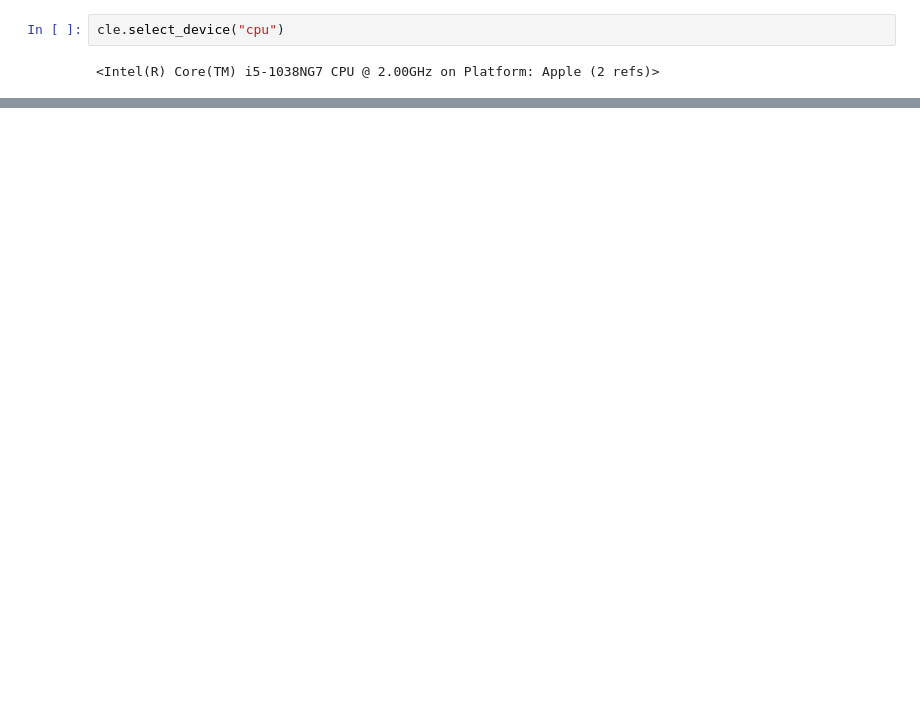
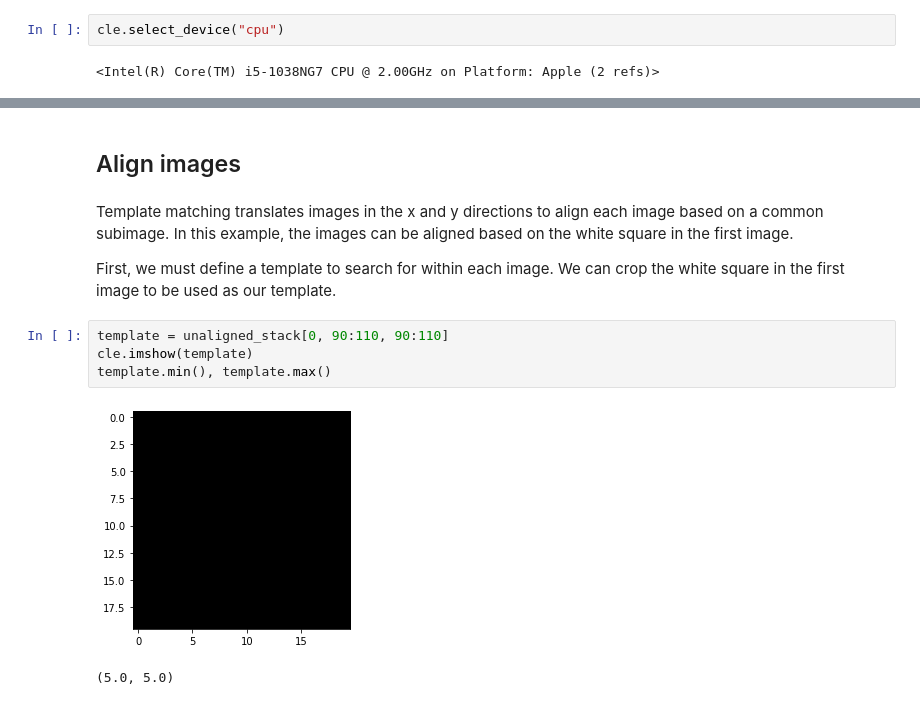
Before and after one commit to clEsperanto/pyclesperanto_prototype, a Jupyter notebook: demo/filter/template_matching.ipynb, the cells around one changed output, grey strips where cells are left out. Cells and saved outputs as stored; diff of their text form; blank space fills up the shorter version.

```diff
--- a/demo/filter/template_matching.ipynb
+++ b/demo/filter/template_matching.ipynb
@@ -83,0 +47,13 @@ viewer.add_image(slice2_downsample)
+# %% [markdown]
+## Align images
+# %% [markdown]
+Template matching translates images in the x and y directions to align each image based on a common subimage. In this example, the images can be aligned based on the white square in the first image.
+
+First, we must define a template to search for within each image. We can crop the white square in the first image to be used as our template.
+# %%
+template = unaligned_stack[0, 90:110, 90:110]
+cle.imshow(template)
+template.min(), template.max()
+# %% [output]
+[figure, added]
+(5.0, 5.0)
```
Also changed, not shown: parts of 24 cells of this notebook.
